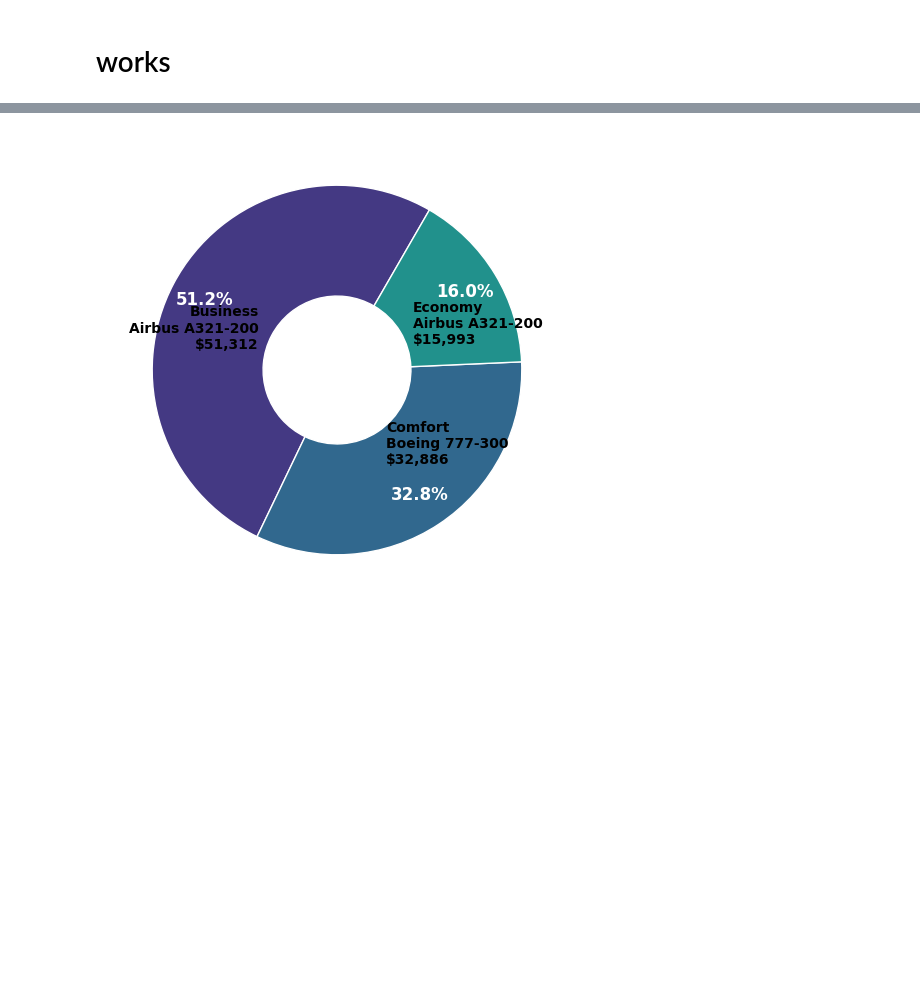
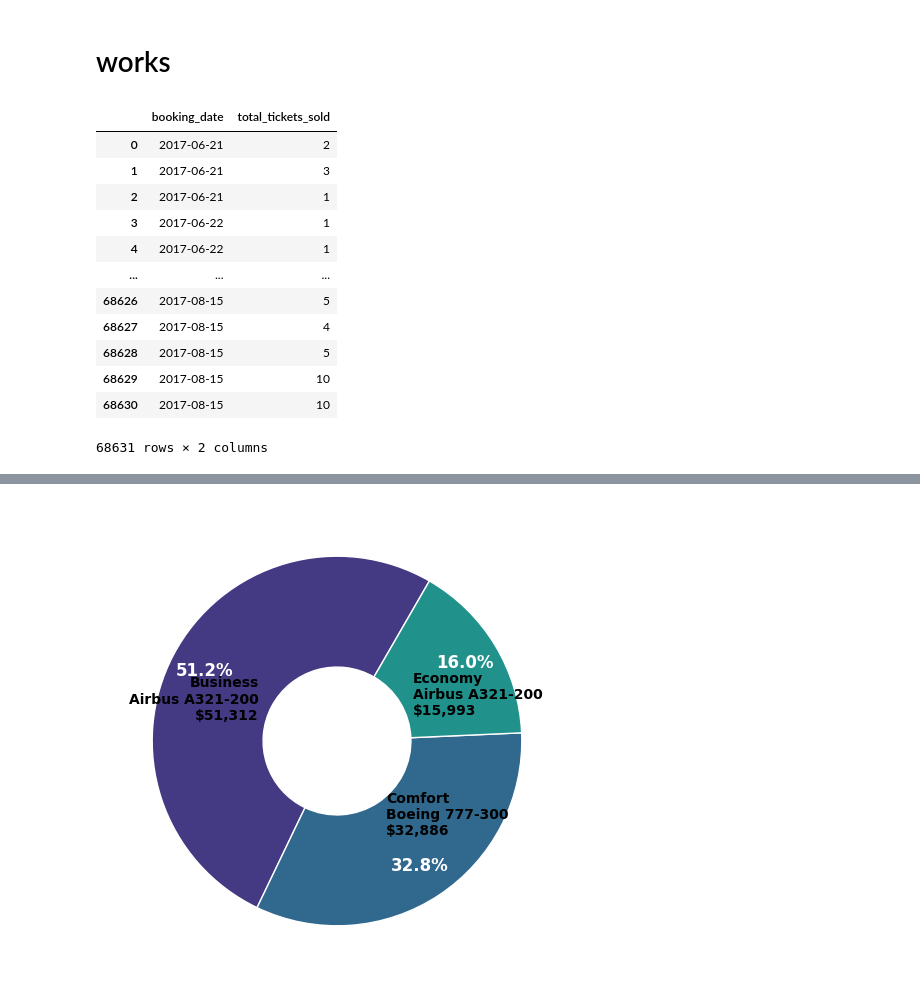
Before and after one commit to Daviedavie100/SQL_Projects, a Jupyter notebook: data.ipynb, the cells around one changed output, grey strips where cells are left out. Drawn from its saved outputs; the diff is of its cells as text; code cells hidden in the pictures; blank space fills up the shorter version.

```diff
--- a/data.ipynb
+++ b/data.ipynb
@@ -1165,0 +1177,35 @@ LIMIT 10;'''
+# %%
+#
+querry="""
+SELECT
+        strftime('%Y-%m-%d', datetime(tb.booking_date)) AS booking_date,
+        COUNT (tb.ticket_no) AS total_tickets_sold
+FROM (
+        SELECT t.ticket_no,
+                t.passenger_id,
+                datetime(substr(b.book_date, 1, 19)) AS booking_date,
+                b.total_amount
+        FROM tickets t
+        JOIN bookings b
+        ON t.book_ref = b.book_ref
+) AS tb
+GROUP BY booking_date;
+"""
+df=pd.read_sql_query(querry, sqlite_conn)
+
+df['booking_date'] = pd.to_datetime(df['booking_date'])
+df
+# %% [output]
+|  | booking_date | total_tickets_sold |
+| 0 | 2017-06-21 | 2 |
+| 1 | 2017-06-21 | 3 |
+| 2 | 2017-06-21 | 1 |
+| 3 | 2017-06-22 | 1 |
+| 4 | 2017-06-22 | 1 |
+| ... | ... | ... |
+| 68626 | 2017-08-15 | 5 |
+| 68627 | 2017-08-15 | 4 |
+| 68628 | 2017-08-15 | 5 |
+| 68629 | 2017-08-15 | 10 |
+| 68630 | 2017-08-15 | 10 |
+68631 rows × 2 columns
```
Also changed, not shown: parts of 9 cells of this notebook.
